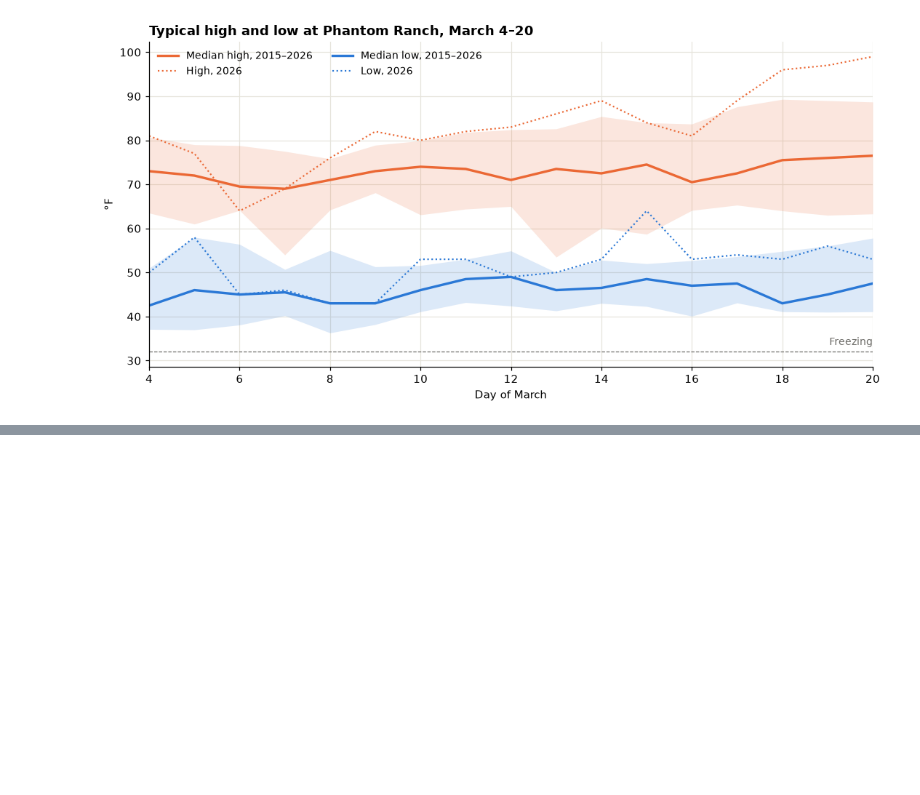
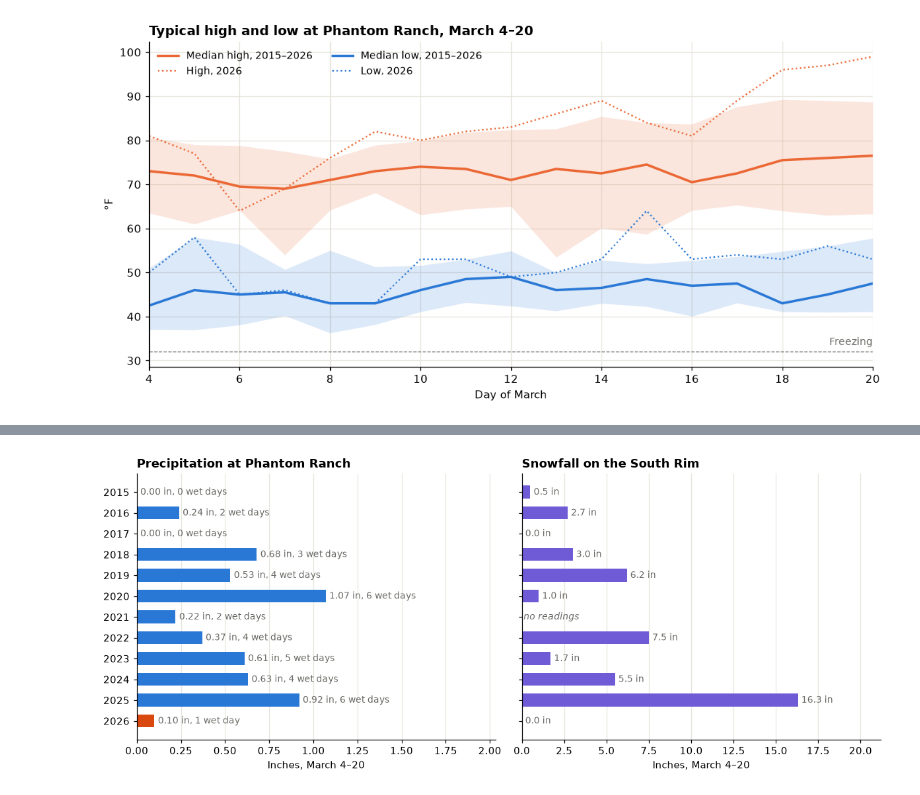
Before and after one commit to gen-omix/max-float, a Jupyter notebook: notebooks/grand_canyon_march.ipynb, the cells around one changed output, grey strips where cells are left out. Saved outputs shown, nothing was run; the diff lists cells and outputs as text; code cells hidden in the pictures; blank space fills up the shorter version.

Commit message:
add ability to pull snow, rain, and wind into KG

```diff
--- a/notebooks/grand_canyon_march.ipynb
+++ b/notebooks/grand_canyon_march.ipynb
@@ -18,8 +22,6 @@ Glen Canyon Dam sets this flow, so it changes with release schedules more than w
 - **2021 changed mid-window.** Flow fell from about 12,000 cfs to about 4,500 cfs over March 16 and 17. A step that sharp comes from dam releases, not weather.
 # %%
 import datetime
-import json
-import urllib.request
 
 import matplotlib.pyplot as plt
 import pandas as pd
@@ -28,11 +30,13 @@ from matplotlib.ticker import FuncFormatter, MultipleLocator
 from max_float import config
 from max_float.ingest import noaa, usgs
 
-STATION = "USC00026471"  # PHANTOM RCH
+STATION = "USC00026471"  # PHANTOM RCH, on the canyon floor
+RIM = "USC00023582"  # GRAND CANYON VISITOR CTR, on the South Rim
+WIND = "USW00003195"  # GRAND CANYON NP AP, on the South Rim
 GAUGE = "09402500"  # COLORADO RIVER NEAR GRAND CANYON, AZ
 YEARS = range(2015, 2027)
 FIRST, LAST = (3, 4), (3, 20)
-WET = 0.01  # inches: a day with at least this much precipitation is wet
+WET = config.WET_INCHES  # a day with at least this much precipitation is wet
 FREEZING = 32
 
 plt.rcParams.update(
@@ -49,4 +53,5 @@ plt.rcParams.update(
 )
 INK, MUTED = "#0b0b0b", "#6b6a66"
 HIGH, LOW, FLOW, RAIN, LATEST = "#eb6834", "#2a78d6", "#1c5cab", "#2a78d6", "#d9480f"
+SNOW, WINDY, GUST = "#6f5bd6", "#1b9e77", "#0b6b4f"
 cfs = FuncFormatter(lambda value, _: f"{value / 1000:.0f}k" if value else "0")
@@ -119,6 +121,10 @@ summary = days.groupby("year").agg(
     freezing_nights=("low_f", lambda lows: int((lows <= FREEZING).sum())),
     rain_days=("rain_in", lambda amounts: int((amounts >= WET).sum())),
     rain_in=("rain_in", "sum"),
+    snow_in=("snow_in", "sum"),
+    rim_snow_in=("rim_snow_in", lambda amounts: amounts.sum(min_count=1)),
+    mean_wind_mph=("wind_mph", "mean"),
+    peak_gust_mph=("gust_mph", "max"),
 )
 summary.round(
     {
@@ -128,6 +134,10 @@ summary.round(
         "mean_high_f": 1,
         "mean_low_f": 1,
         "rain_in": 2,
+        "snow_in": 1,
+        "rim_snow_in": 1,
+        "mean_wind_mph": 1,
+        "peak_gust_mph": 0,
     }
 ).astype(
     {
@@ -397,0 +430,56 @@ plt.show()
+# %%
+fig, (wet, snowy) = plt.subplots(1, 2, figsize=(11, 4.6), sharey=True)
+order = list(YEARS)
+wet.barh(
+    order,
+    summary.rain_in,
+    color=[LATEST if year == YEARS[-1] else RAIN for year in order],
+    height=0.62,
+)
+for year, row in summary.iterrows():
+    count = int(row.rain_days)
+    wet.text(
+        row.rain_in + 0.02,
+        year,
+        f"{row.rain_in:.2f} in, {count} wet day{'s' if count != 1 else ''}",
+        va="center",
+        fontsize=9,
+        color=MUTED,
+    )
+wet.set_title("Precipitation at Phantom Ranch", loc="left", fontweight="bold")
+wet.set_xlabel("Inches, March 4–20")
+wet.set_xlim(0, summary.rain_in.max() * 1.9)
+for year, row in summary.iterrows():
+    if pd.isna(row.rim_snow_in):
+        snowy.text(
+            0.1,
+            year,
+            "no readings",
+            va="center",
+            fontsize=9,
+            color=MUTED,
+            style="italic",
+        )
+        continue
+    snowy.barh(
+        year, row.rim_snow_in, color=LATEST if year == YEARS[-1] else SNOW, height=0.62
+    )
+    snowy.text(
+        row.rim_snow_in + 0.2,
+        year,
+        f"{row.rim_snow_in:.1f} in",
+        va="center",
+        fontsize=9,
+        color=MUTED,
+    )
+snowy.set_title("Snowfall on the South Rim", loc="left", fontweight="bold")
+snowy.set_xlabel("Inches, March 4–20")
+snowy.set_xlim(0, summary.rim_snow_in.max() * 1.3)
+wet.set_yticks(order)
+wet.invert_yaxis()
+for ax in (wet, snowy):
+    ax.grid(axis="y", visible=False)
+fig.tight_layout()
+plt.show()
+# %% [output]
+[figure, added]
```
Also changed, not shown: parts of 10 cells of this notebook, 12 other files.
